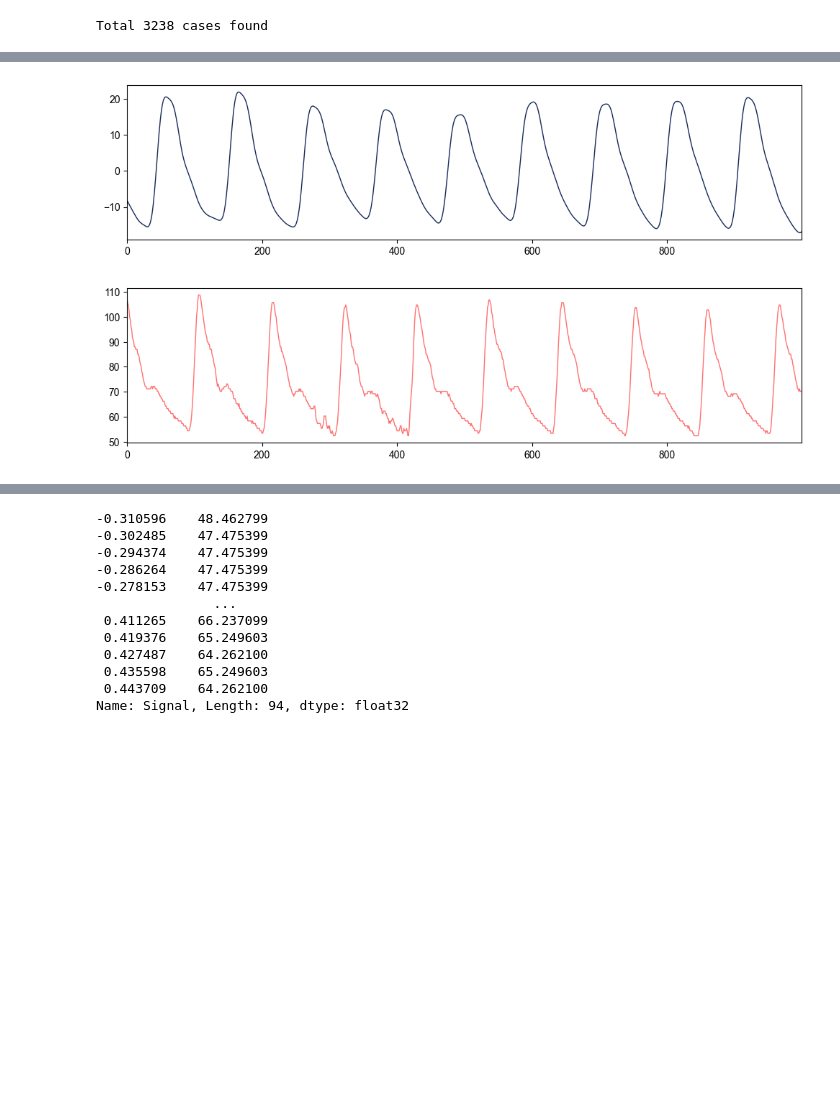
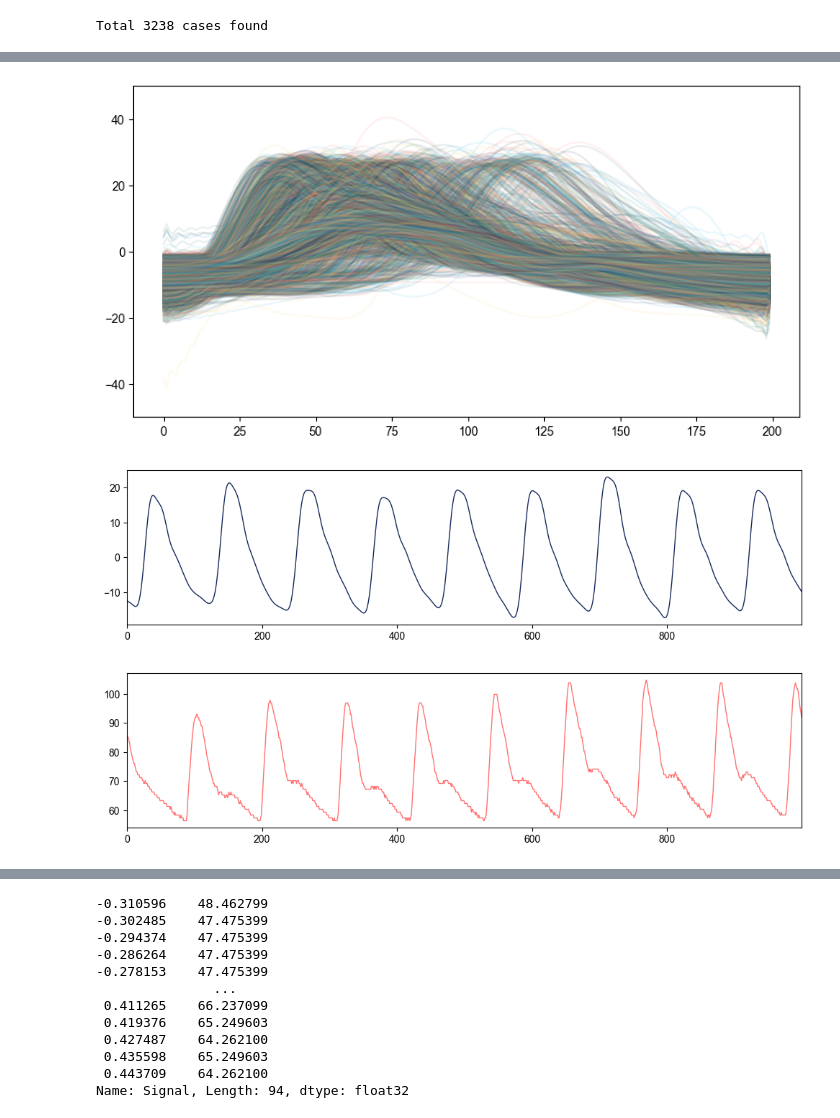
Before and after one commit to rohansanda/bp_prediction_cs229, a Jupyter notebook: processing_take3.ipynb, the cells around one changed output, grey strips where cells are left out. Drawn from its saved outputs; the diff is of its cells as text; code cells hidden in the pictures; blank space fills up the shorter version.

```diff
--- a/processing_take3.ipynb
+++ b/processing_take3.ipynb
@@ -558,9 +735,15 @@ len(chunks_art)
+# %%
+for i in range(1, 40000, 10):
+    sns.lineplot(x= np.arange(200), y=segments[i, :], alpha=0.1)
+    plt.ylim(-50, 50)
+# %% [output]
+[figure, added]
 # %%
-ppg = chunks_ppg[14]
+ppg = chunks_ppg[8]
 ppg = ppg[0:1000]
-art = chunks_art[14]
+art = chunks_art[8]
 art = art[0:1000]
 um(ta=None, tb = None, data=[ppg, art], t=np.arange(len(ppg)))
 # %% [output]
-[figure, old version]
+[figure, new version]
-[figure, old version]
+[figure, new version]
```
Also changed, not shown: parts of 33 cells of this notebook, 1 other file.
